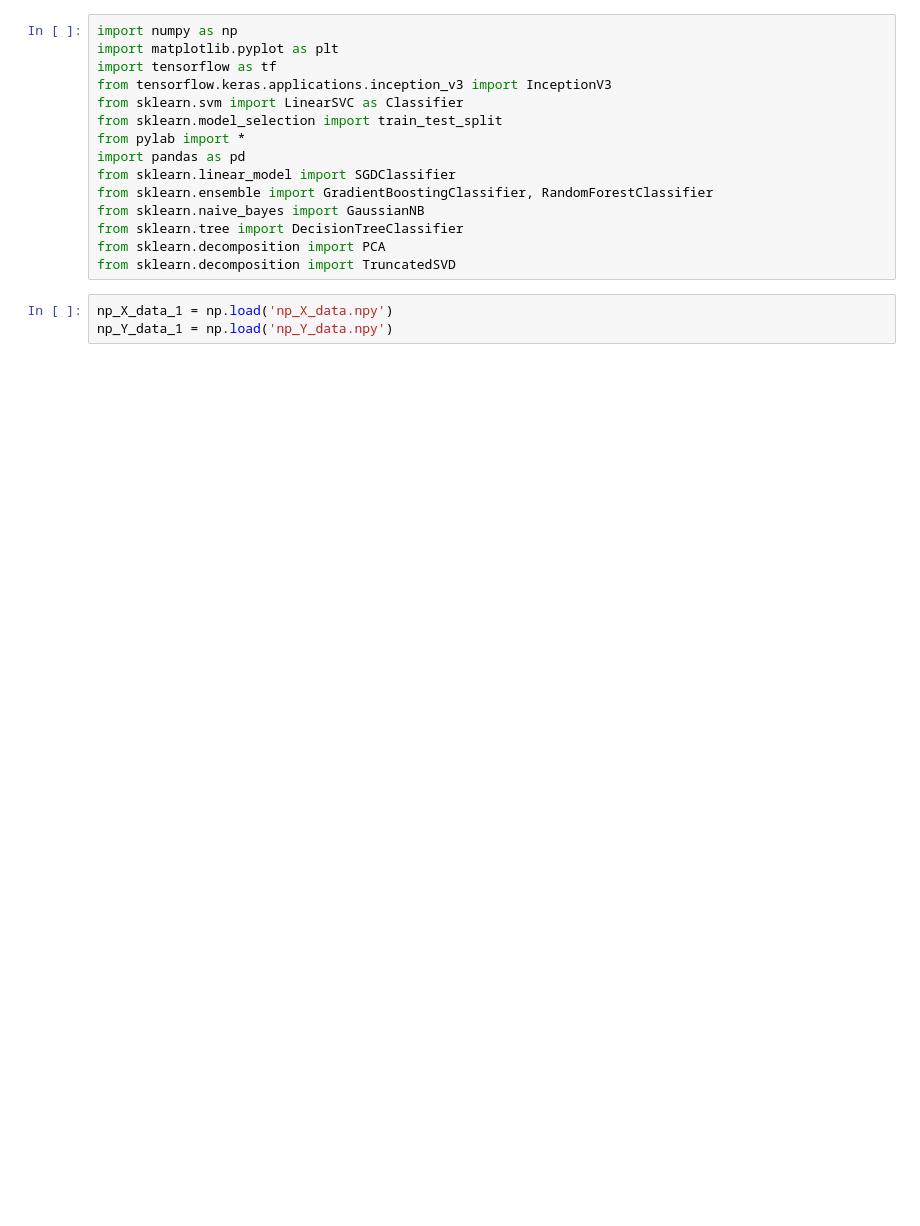
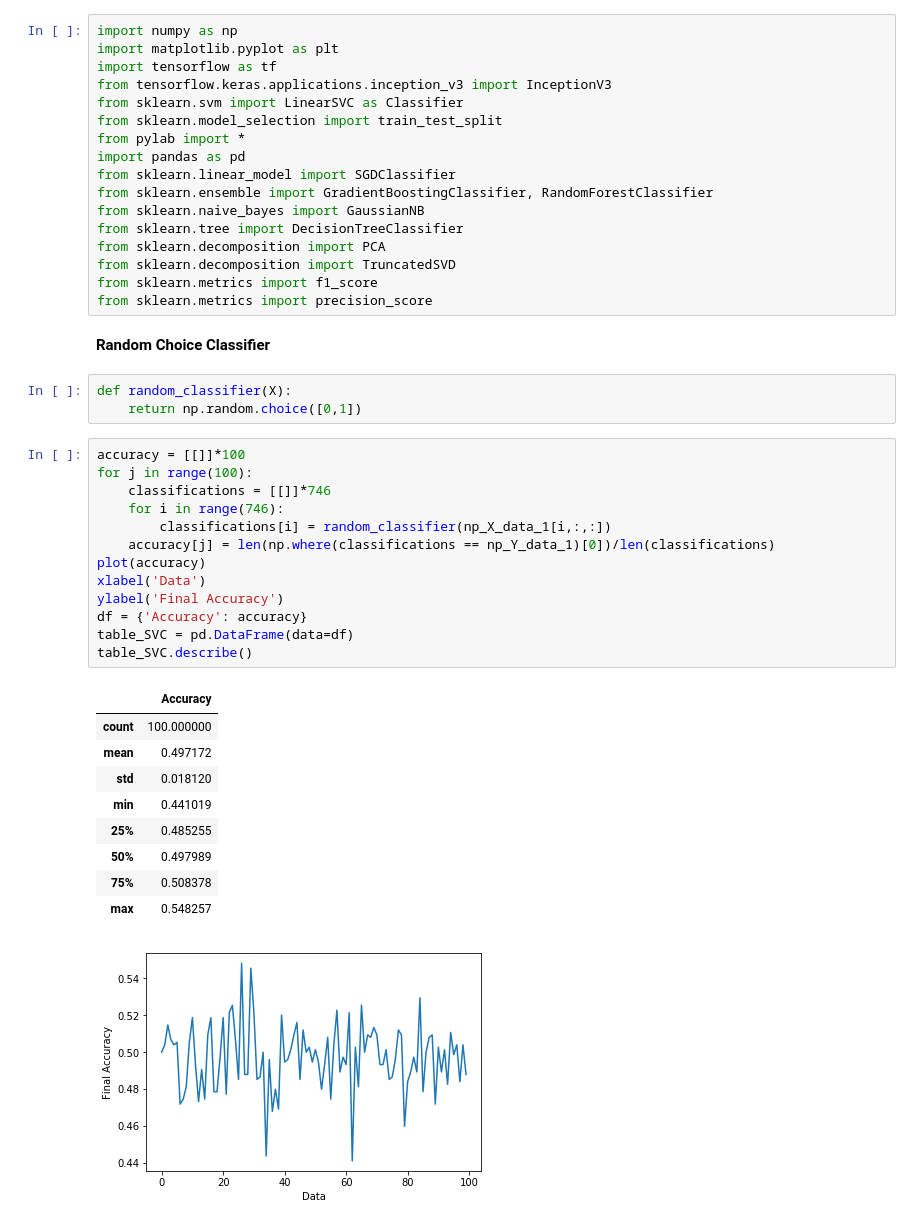
Before and after one commit to abhijeetthakkur/Machine-Learning-and-International-Rural-Water-Supply, a Jupyter notebook: Final_inception_v3.ipynb, the cells around one changed output. Drawn from its saved outputs; the diff is of its cells as text; blank space fills up the shorter version.

```diff
--- a/Final_inception_v3.ipynb
+++ b/Final_inception_v3.ipynb
@@ -13,6 +15,34 @@ from sklearn.naive_bayes import GaussianNB
 from sklearn.tree import DecisionTreeClassifier
 from sklearn.decomposition import PCA
 from sklearn.decomposition import TruncatedSVD
+from sklearn.metrics import f1_score
+from sklearn.metrics import precision_score
-# %%
-np_X_data_1 = np.load('np_X_data.npy')
-np_Y_data_1 = np.load('np_Y_data.npy')
+# %% [markdown]
+<B> Random Choice Classifier
+# %%
+def random_classifier(X):
+    return np.random.choice([0,1])
+# %%
+accuracy = [[]]*100
+for j in range(100):
+    classifications = [[]]*746
+    for i in range(746):
+        classifications[i] = random_classifier(np_X_data_1[i,:,:])
+    accuracy[j] = len(np.where(classifications == np_Y_data_1)[0])/len(classifications)
+plot(accuracy)
+xlabel('Data')
+ylabel('Final Accuracy')
+df = {'Accuracy': accuracy}
+table_SVC = pd.DataFrame(data=df)
+table_SVC.describe()
+# %% [output]
+|  | Accuracy |
+| count | 100.000000 |
+| mean | 0.497172 |
+| std | 0.018120 |
+| min | 0.441019 |
+| 25% | 0.485255 |
+| 50% | 0.497989 |
+| 75% | 0.508378 |
+| max | 0.548257 |
+[figure, added]
```
Also changed, not shown: parts of 89 cells of this notebook, 3 other files.
